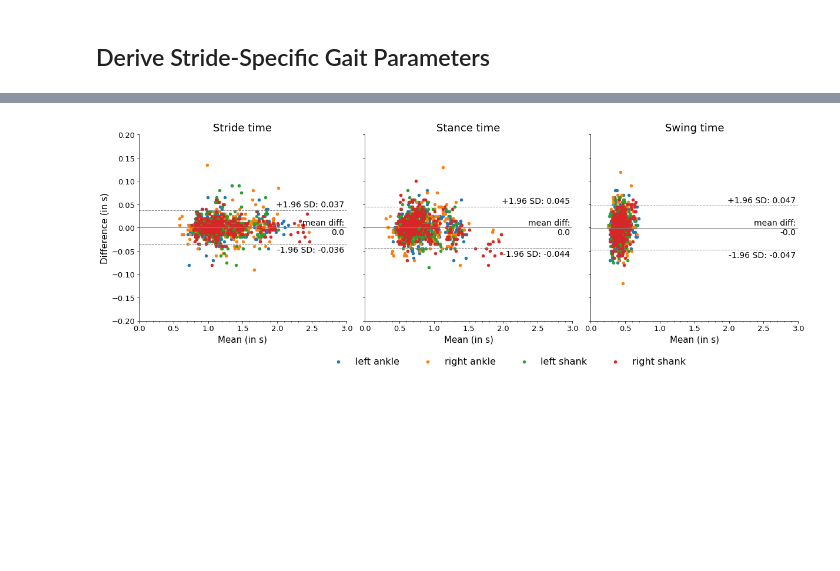
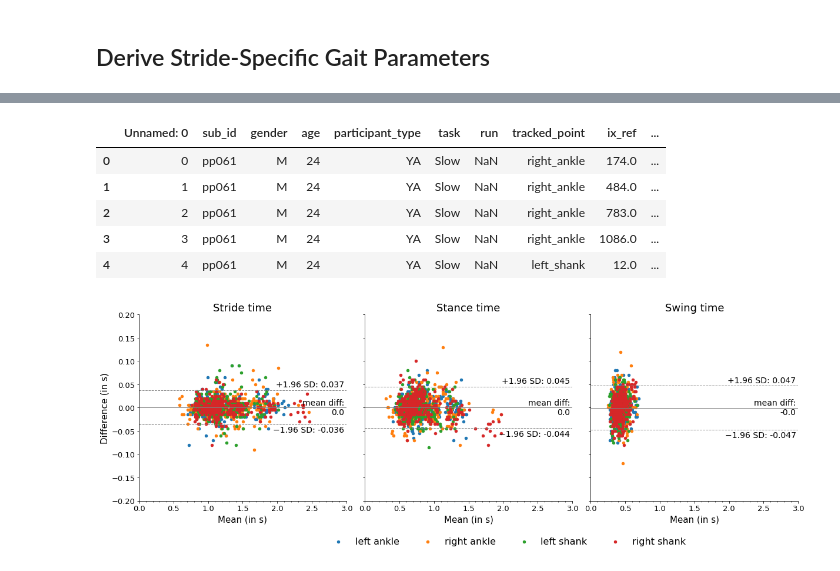
Before and after one commit to rmndrs89/my-gait-events-tcn, a Jupyter notebook: analysis/analysis.ipynb, the cells around one changed output, grey strips where cells are left out. Saved outputs shown, nothing was run; the diff lists cells and outputs as text; code cells hidden in the pictures; blank space fills up the shorter version.

```diff
--- a/analysis/analysis.ipynb
+++ b/analysis/analysis.ipynb
@@ -334,6 +363,16 @@ for sub_id in df["sub_id"].unique():
 df_gait_metrics = pd.DataFrame(df_gait_metrics)
 # %%
 # df_gait_metrics.to_csv(os.path.join(ROOT_DIR, "gait_metrics_v3.tsv"), sep="\t")
+# %%
+df_gait_metrics = pd.read_csv("../gait_metrics_v3.tsv", sep="\t")
+df_gait_metrics.head()
+# %% [output]
+|  | Unnamed: 0 | sub_id | gender | age | participant_type | task | run | tracked_point | ix_ref | ... |
+| 0 | 0 | pp061 | M | 24 | YA | Slow | NaN | right_ankle | 174.0 | ... |
+| 1 | 1 | pp061 | M | 24 | YA | Slow | NaN | right_ankle | 484.0 | ... |
+| 2 | 2 | pp061 | M | 24 | YA | Slow | NaN | right_ankle | 783.0 | ... |
+| 3 | 3 | pp061 | M | 24 | YA | Slow | NaN | right_ankle | 1086.0 | ... |
+| 4 | 4 | pp061 | M | 24 | YA | Slow | NaN | left_shank | 12.0 | ... |
 # %%
 cm = 1 / 2.54
 fig, axs = plt.subplots(1, 3, figsize=(43*cm, 14*cm), sharey=True)
```
Also changed, not shown: parts of 9 cells of this notebook, 2 other files.
